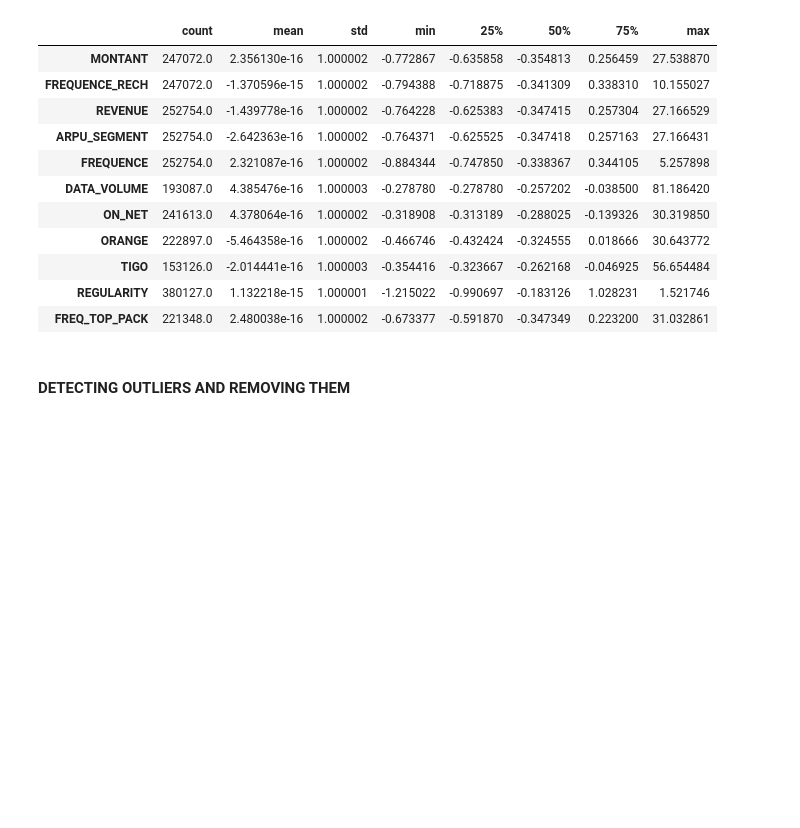
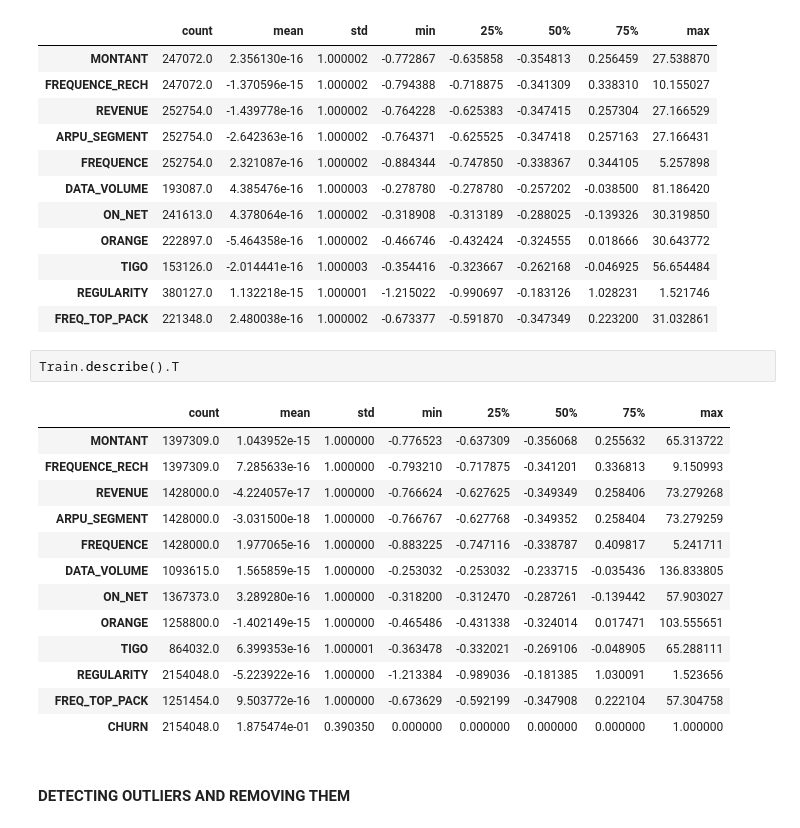
Before and after one commit to Kwabena-Kobiri/Expresso-prediction, a Jupyter notebook: Expresso_Churn_Prediction_With_Tensorflow.ipynb, the cells around one changed output. Saved outputs shown, nothing was run; the diff lists cells and outputs as text; blank space fills up the shorter version.

Commit message:
Data normalization using StandardScaler() method from sklearn.preprocessing

```diff
--- a/Expresso_Churn_Prediction_With_Tensorflow.ipynb
+++ b/Expresso_Churn_Prediction_With_Tensorflow.ipynb
@@ -361,6 +361,22 @@ Test.describe().T
 | TIGO | 153126.0 | -2.014441e-16 | 1.000003 | -0.354416 | -0.323667 | -0.262168 | -0.046925 | 56.654484 |
 | REGULARITY | 380127.0 | 1.132218e-15 | 1.000001 | -1.215022 | -0.990697 | -0.183126 | 1.028231 | 1.521746 |
 | FREQ_TOP_PACK | 221348.0 | 2.480038e-16 | 1.000002 | -0.673377 | -0.591870 | -0.347349 | 0.223200 | 31.032861 |
+# %%
+Train.describe().T
+# %% [output]
+|  | count | mean | std | min | 25% | 50% | 75% | max |
+| MONTANT | 1397309.0 | 1.043952e-15 | 1.000000 | -0.776523 | -0.637309 | -0.356068 | 0.255632 | 65.313722 |
+| FREQUENCE_RECH | 1397309.0 | 7.285633e-16 | 1.000000 | -0.793210 | -0.717875 | -0.341201 | 0.336813 | 9.150993 |
+| REVENUE | 1428000.0 | -4.224057e-17 | 1.000000 | -0.766624 | -0.627625 | -0.349349 | 0.258406 | 73.279268 |
+| ARPU_SEGMENT | 1428000.0 | -3.031500e-18 | 1.000000 | -0.766767 | -0.627768 | -0.349352 | 0.258404 | 73.279259 |
+| FREQUENCE | 1428000.0 | 1.977065e-16 | 1.000000 | -0.883225 | -0.747116 | -0.338787 | 0.409817 | 5.241711 |
+| DATA_VOLUME | 1093615.0 | 1.565859e-15 | 1.000000 | -0.253032 | -0.253032 | -0.233715 | -0.035436 | 136.833805 |
+| ON_NET | 1367373.0 | 3.289280e-16 | 1.000000 | -0.318200 | -0.312470 | -0.287261 | -0.139442 | 57.903027 |
+| ORANGE | 1258800.0 | -1.402149e-15 | 1.000000 | -0.465486 | -0.431338 | -0.324014 | 0.017471 | 103.555651 |
+| TIGO | 864032.0 | 6.399353e-16 | 1.000001 | -0.363478 | -0.332021 | -0.269106 | -0.048905 | 65.288111 |
+| REGULARITY | 2154048.0 | -5.223922e-16 | 1.000000 | -1.213384 | -0.989036 | -0.181385 | 1.030091 | 1.523656 |
+| FREQ_TOP_PACK | 1251454.0 | 9.503772e-16 | 1.000000 | -0.673629 | -0.592199 | -0.347908 | 0.222104 | 57.304758 |
+| CHURN | 2154048.0 | 1.875474e-01 | 0.390350 | 0.000000 | 0.000000 | 0.000000 | 0.000000 | 1.000000 |
 # %% [markdown]
 #### DETECTING OUTLIERS AND REMOVING THEM
 # %% [markdown]
```
